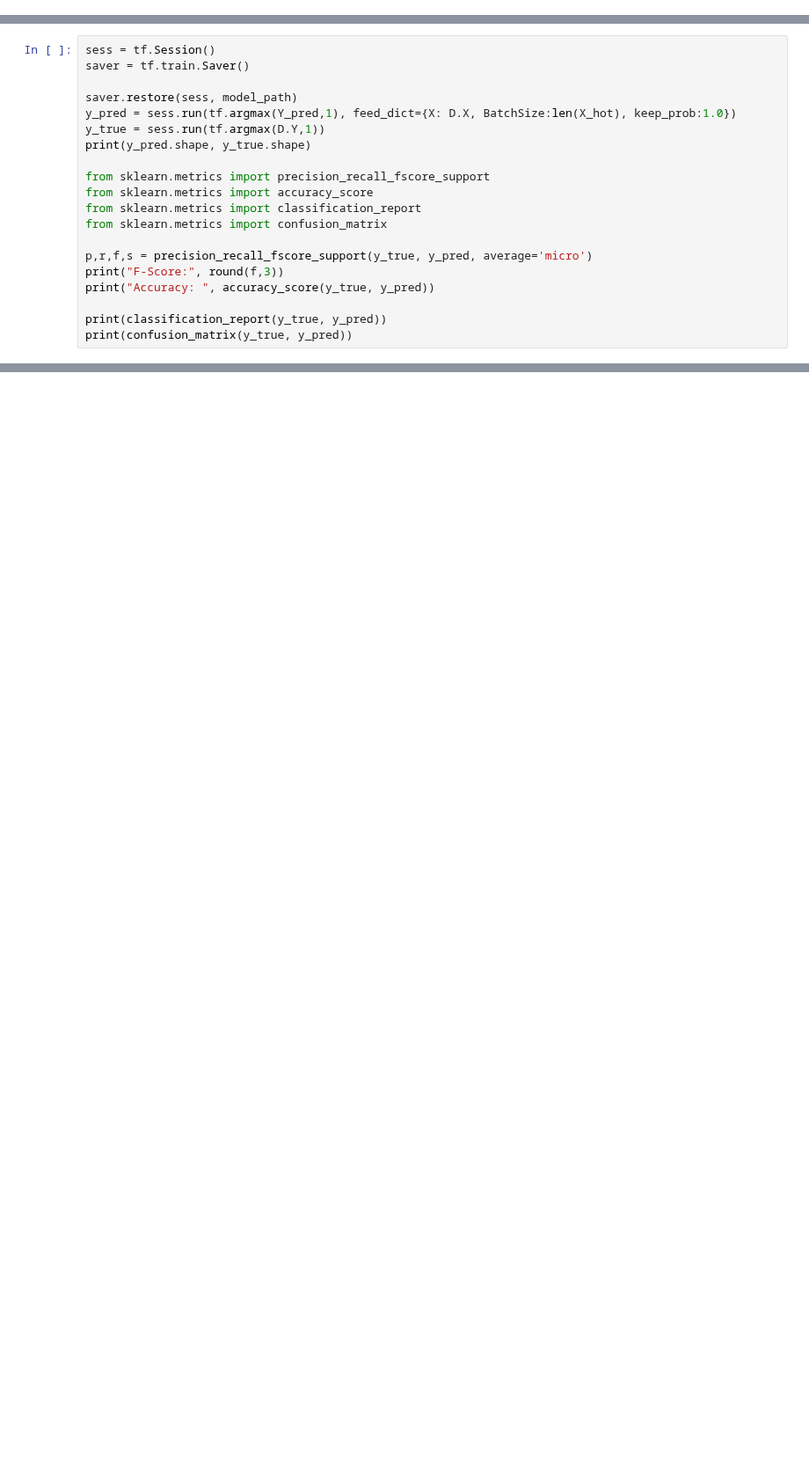
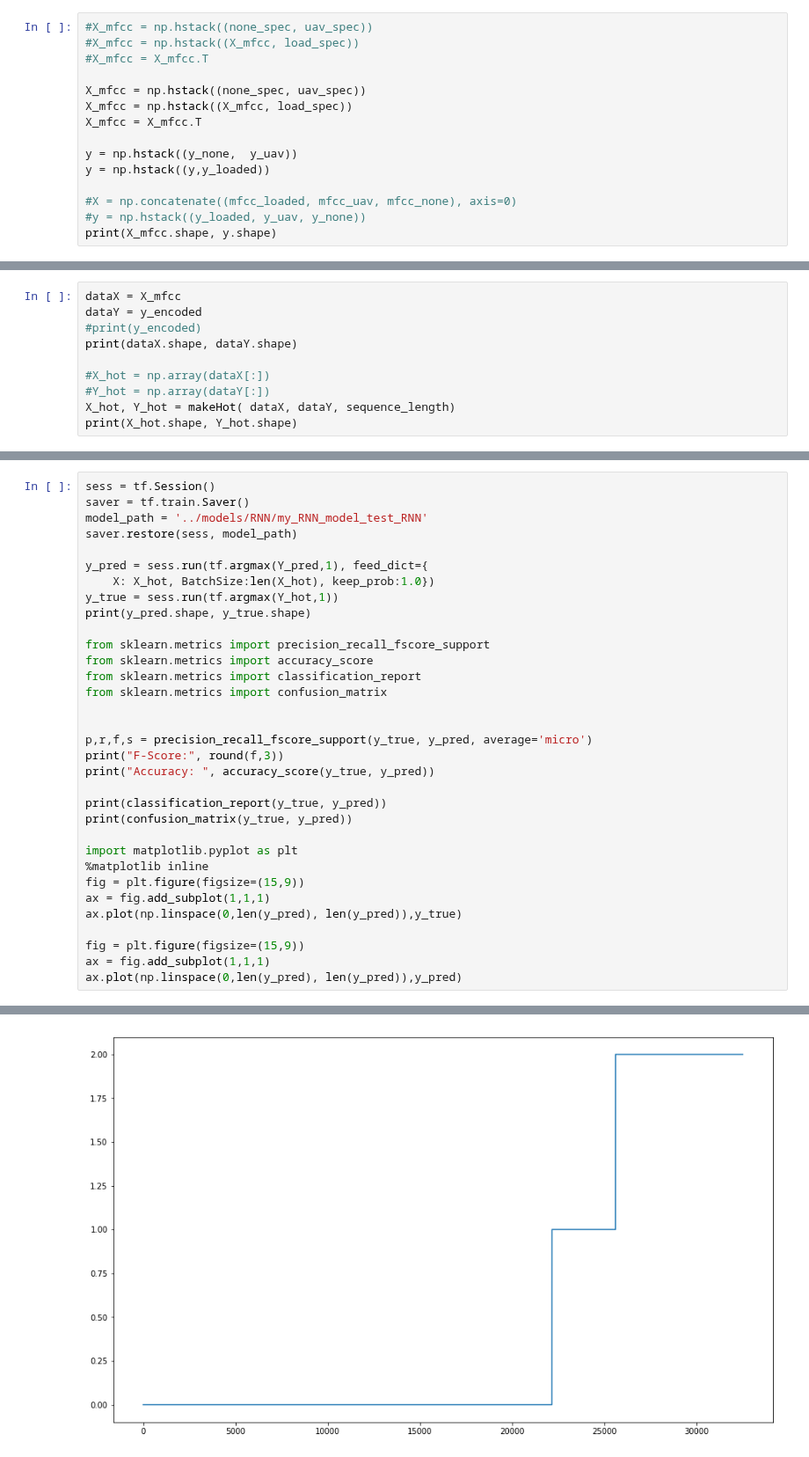
Before and after one commit to seven-up-purdue/uav-audio-detection, a Jupyter notebook: Rasp/test_isDanger2.ipynb, the cells around one changed output, grey strips where cells are left out. Shown at 88% size. Drawn from its saved outputs; the diff is of its cells as text; blank space fills up the shorter version.

```diff
--- a/Rasp/test_isDanger2.ipynb
+++ b/Rasp/test_isDanger2.ipynb
@@ -185,0 +154,15 @@ print(D.X.shape)
+# %%
+#X_mfcc = np.hstack((none_spec, uav_spec))
+#X_mfcc = np.hstack((X_mfcc, load_spec))
+#X_mfcc = X_mfcc.T
+
+X_mfcc = np.hstack((none_spec, uav_spec))
+X_mfcc = np.hstack((X_mfcc, load_spec))
+X_mfcc = X_mfcc.T
+
+y = np.hstack((y_none,  y_uav))
+y = np.hstack((y,y_loaded))
+
+#X = np.concatenate((mfcc_loaded, mfcc_uav, mfcc_none), axis=0)
+#y = np.hstack((y_loaded, y_uav, y_none))
+print(X_mfcc.shape, y.shape)
@@ -185,0 +180,10 @@ print(D.X.shape)
+# %%
+dataX = X_mfcc
+dataY = y_encoded
+#print(y_encoded)
+print(dataX.shape, dataY.shape)
+
+#X_hot = np.array(dataX[:])
+#Y_hot = np.array(dataY[:])
+X_hot, Y_hot = makeHot( dataX, dataY, sequence_length)
+print(X_hot.shape, Y_hot.shape)
@@ -186,10 +201,12 @@ print(D.X.shape)
 # %%
 sess = tf.Session()
 saver = tf.train.Saver()
+model_path = '../models/RNN/my_RNN_model_test_RNN'
+saver.restore(sess, model_path)
 
-saver.restore(sess, model_path)
-y_pred = sess.run(tf.argmax(Y_pred,1), feed_dict={X: D.X, BatchSize:len(X_hot), keep_prob:1.0})
-y_true = sess.run(tf.argmax(D.Y,1))
+y_pred = sess.run(tf.argmax(Y_pred,1), feed_dict={
+    X: X_hot, BatchSize:len(X_hot), keep_prob:1.0})
+y_true = sess.run(tf.argmax(Y_hot,1))
 print(y_pred.shape, y_true.shape)
 
 from sklearn.metrics import precision_recall_fscore_support
@@ -197,10 +214,21 @@ from sklearn.metrics import accuracy_score
 from sklearn.metrics import classification_report
 from sklearn.metrics import confusion_matrix
 
+
 p,r,f,s = precision_recall_fscore_support(y_true, y_pred, average='micro')
 print("F-Score:", round(f,3))
 print("Accuracy: ", accuracy_score(y_true, y_pred))
 
 print(classification_report(y_true, y_pred))
 print(confusion_matrix(y_true, y_pred))
+
+import matplotlib.pyplot as plt
+%matplotlib inline
+fig = plt.figure(figsize=(15,9))
+ax = fig.add_subplot(1,1,1)
+ax.plot(np.linspace(0,len(y_pred), len(y_pred)),y_true)
+
+fig = plt.figure(figsize=(15,9))
+ax = fig.add_subplot(1,1,1)
+ax.plot(np.linspace(0,len(y_pred), len(y_pred)),y_pred)
 # %% [output]
@@ -221,0 +251 @@ avg / total       0.84      0.44      0.52     41869
+[figure, added]
```
Also changed, not shown: parts of 12 cells of this notebook, 7 other files.
